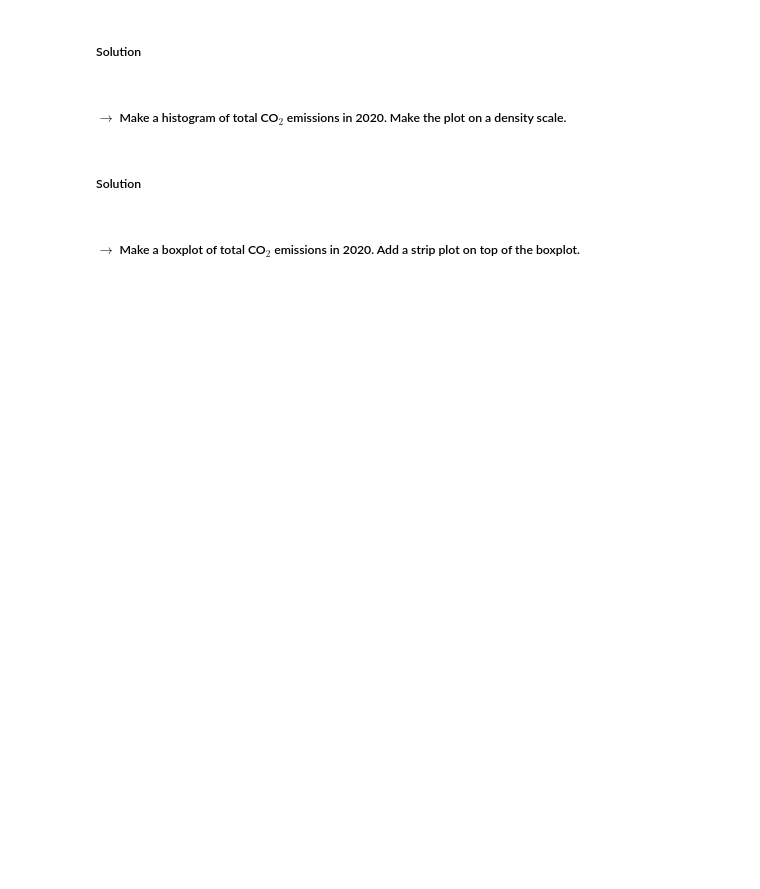
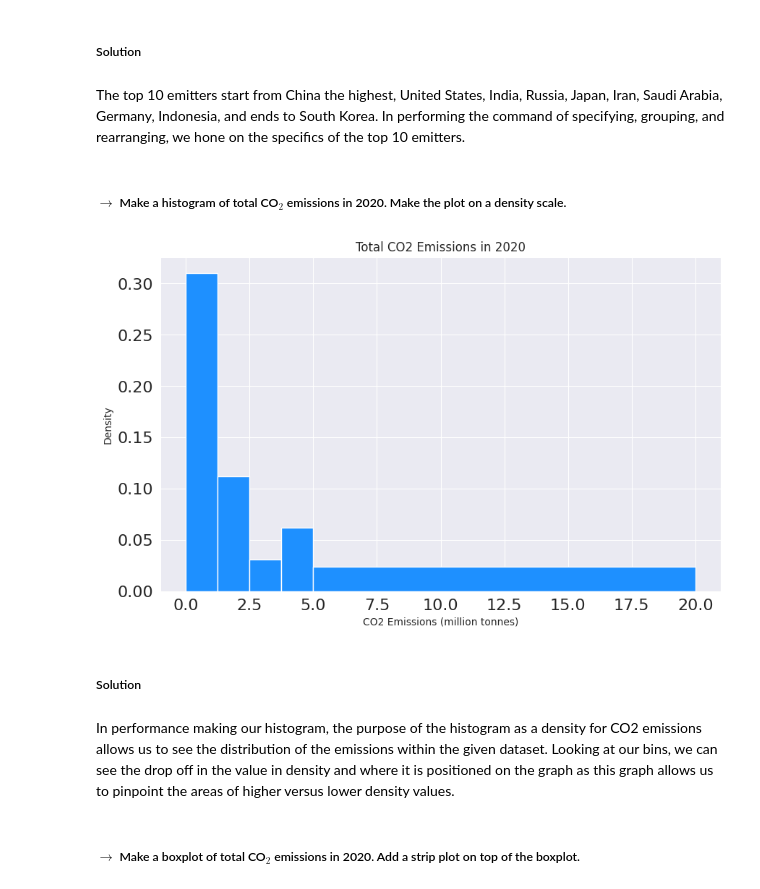
Before and after one commit to hnguyen199/HNCO2Emissions, a Jupyter notebook: Harold_Nguyen_MATH_2315_Lab_1.ipynb, the cells around one changed output. Saved outputs shown, nothing was run; the diff lists cells and outputs as text; code cells hidden in the pictures; blank space fills up the shorter version.

```diff
--- a/Harold_Nguyen_MATH_2315_Lab_1.ipynb
+++ b/Harold_Nguyen_MATH_2315_Lab_1.ipynb
@@ -130,8 +179,30 @@ df.nlargest('population')
 # %% [markdown]
 ##### Solution
+# %% [markdown]
+The top 10 emitters start from China the highest, United States, India, Russia, Japan, Iran, Saudi Arabia, Germany, Indonesia, and ends to South Korea. In performing the command of specifying, grouping, and rearranging, we hone on the specifics of the top 10 emitters.
 # %% [markdown]
 ##### $\rightarrow$ Make a histogram of total CO$_2$ emissions in 2020. Make the plot on a density scale.
+# %%
+#Filters the dataframe that pertains to the year of 2020
+df2020 = df[df['year'] == 2020]
+
+#Produce the histogram
+plt.figure(figsize=(10, 6))
+sns.histplot(data = df[df['year'] == 2020], x = 'co2',
+             bins = np.r_[np.linspace(0, 5, 5), 20], color = 'dodgerblue', alpha = 1, stat = 'density')
+
+#Add labels and titles to the axis
+plt.title('Total CO2 Emissions in 2020')
+plt.xlabel('CO2 Emissions (million tonnes)')
+plt.ylabel('Density')
+
+#Set sizes of tick labels
+plt.tick_params(labelsize = 16);
+# %% [output]
+[figure, added]
 # %% [markdown]
 ##### Solution
+# %% [markdown]
+In performance making our histogram, the purpose of the histogram as a density for CO2 emissions allows us to see the distribution of the emissions within the given dataset. Looking at our bins, we can see the drop off in the value in density and where it is positioned on the graph as this graph allows us to pinpoint the areas of higher versus lower density values.
 # %% [markdown]
 ##### $\rightarrow$ Make a boxplot of total CO$_2$ emissions in 2020. Add a strip plot on top of the boxplot.
```
Also changed, not shown: parts of 36 cells of this notebook.
